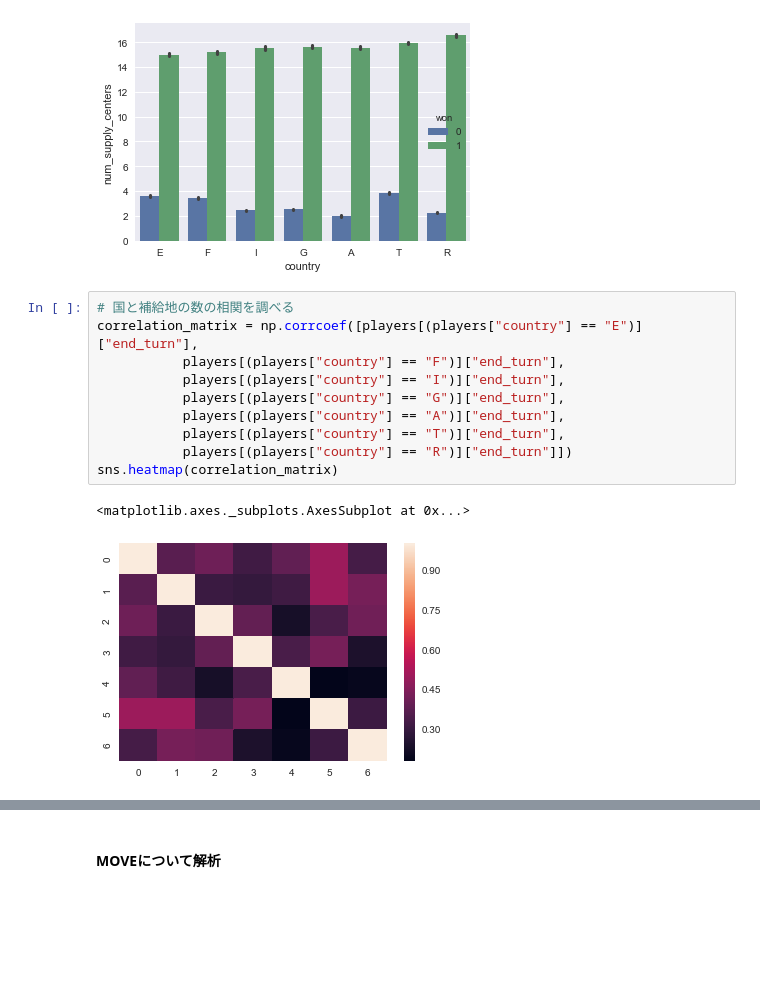
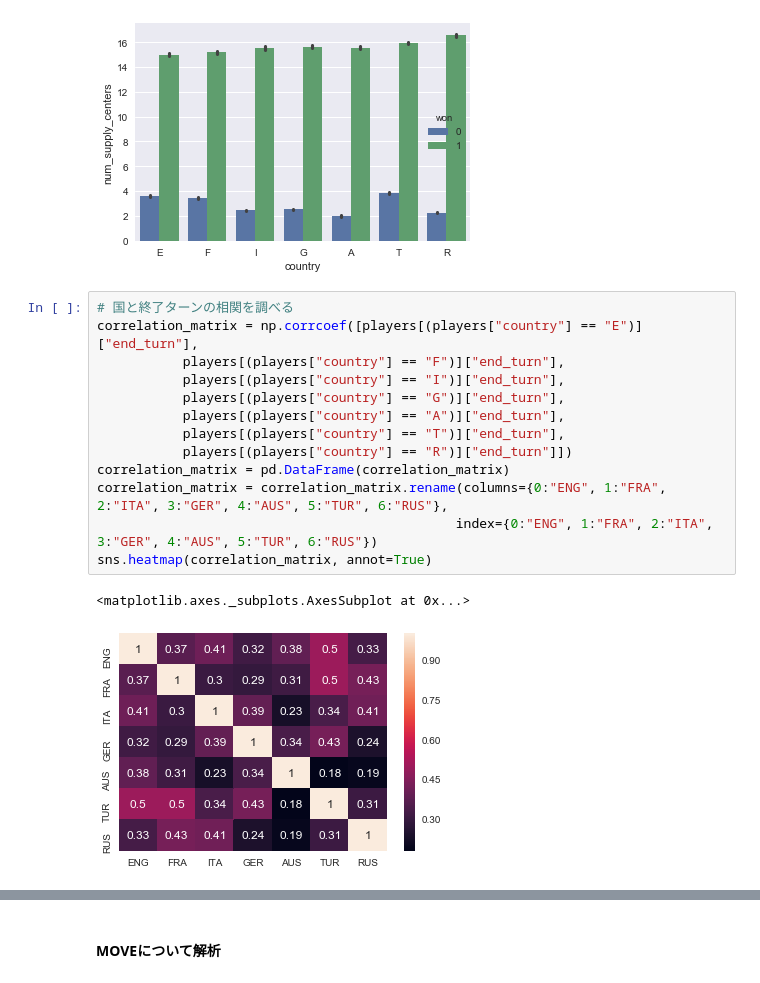
Before and after one commit to sorashido/DiplomacyPredict, a Jupyter notebook: src/v2.ipynb, the cells around one changed output, grey strips where cells are left out. Cells and saved outputs as stored; diff of their text form; blank space fills up the shorter version.

```diff
--- a/src/v2.ipynb
+++ b/src/v2.ipynb
@@ -87,15 +81,18 @@ sns.barplot(x="country", y="num_supply_centers", hue="won", data = players)
 <matplotlib.axes._subplots.AxesSubplot at 0x...>
 [figure]
 # %%
-# 国と補給地の数の相関を調べる
+# 国と終了ターンの相関を調べる
 correlation_matrix = np.corrcoef([players[(players["country"] == "E")]["end_turn"],
            players[(players["country"] == "F")]["end_turn"],
            players[(players["country"] == "I")]["end_turn"],
            players[(players["country"] == "G")]["end_turn"],
            players[(players["country"] == "A")]["end_turn"],
            players[(players["country"] == "T")]["end_turn"],
            players[(players["country"] == "R")]["end_turn"]])
-sns.heatmap(correlation_matrix)
+correlation_matrix = pd.DataFrame(correlation_matrix)
+correlation_matrix = correlation_matrix.rename(columns={0:"ENG", 1:"FRA", 2:"ITA", 3:"GER", 4:"AUS", 5:"TUR", 6:"RUS"},
+                                              index={0:"ENG", 1:"FRA", 2:"ITA", 3:"GER", 4:"AUS", 5:"TUR", 6:"RUS"})
+sns.heatmap(correlation_matrix, annot=True)
 # %% [output]
 <matplotlib.axes._subplots.AxesSubplot at 0x...>
-[figure, old version]
+[figure, new version]
```
Also changed, not shown: parts of 13 cells of this notebook.
